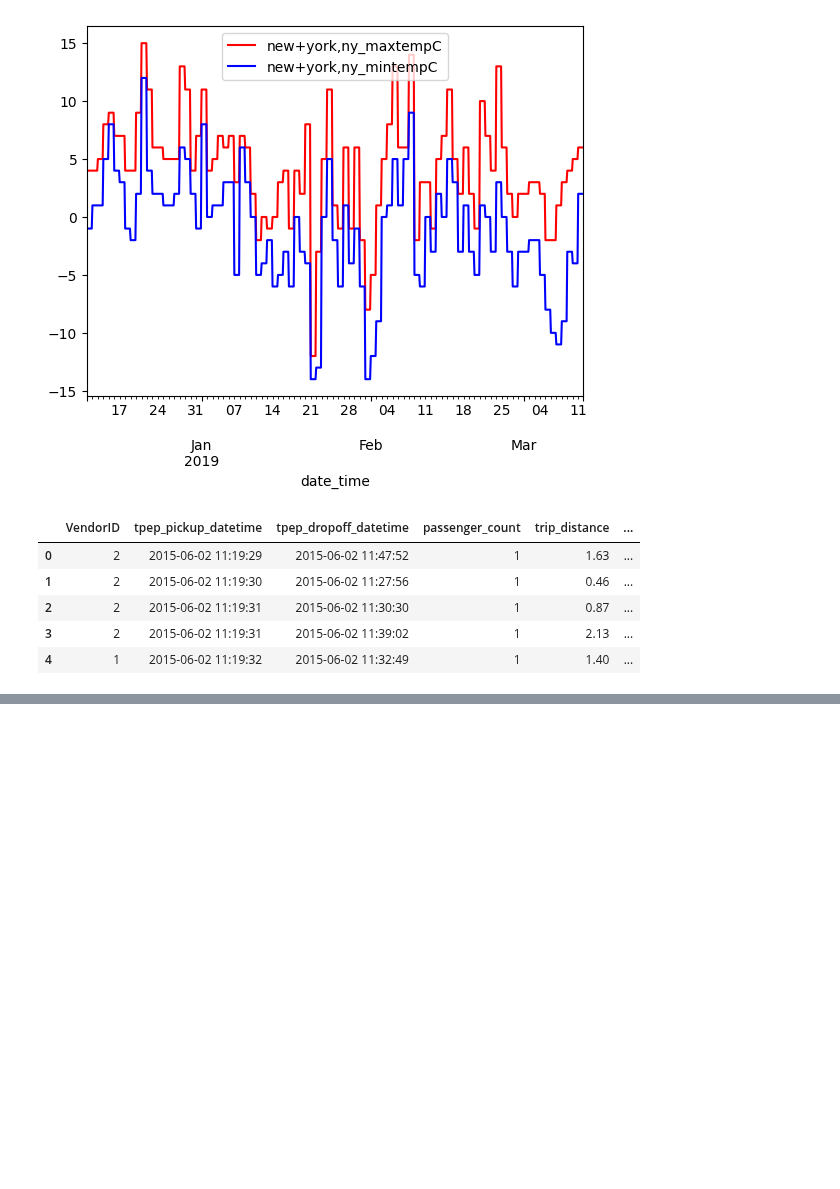
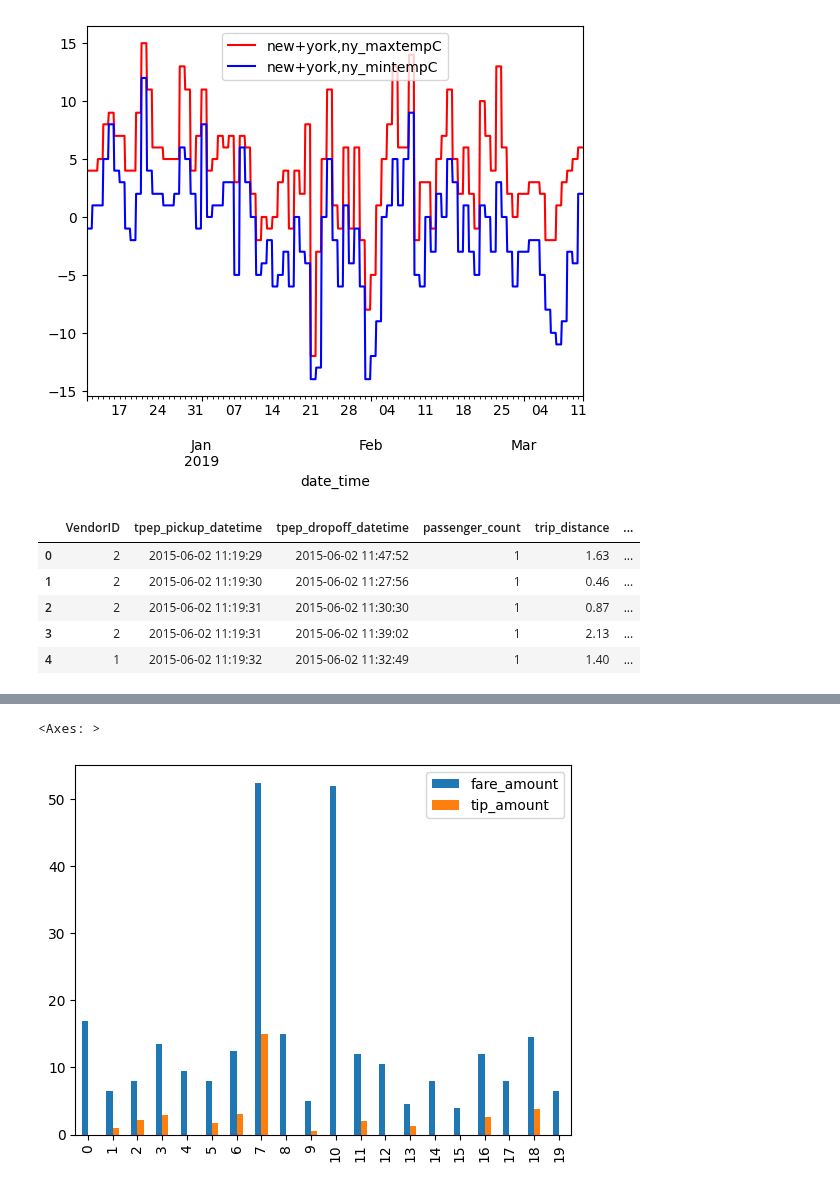
Before and after one commit to reuven/apple-2025-01Jan-plotting, a Jupyter notebook: Apple 2025-01Jan-09.ipynb, the cells around one changed output, grey strips where cells are left out. Saved outputs shown, nothing was run; the diff lists cells and outputs as text; code cells hidden in the pictures; blank space fills up the shorter version.

```diff
--- a/Apple 2025-01Jan-09.ipynb
+++ b/Apple 2025-01Jan-09.ipynb
@@ -435,0 +452,5 @@ df.head()
+# %%
+df[['fare_amount', 'tip_amount']].iloc[:20].plot.bar()
+# %% [output]
+<Axes: >
+[figure, added]
```
Also changed, not shown: parts of 2 cells of this notebook.
